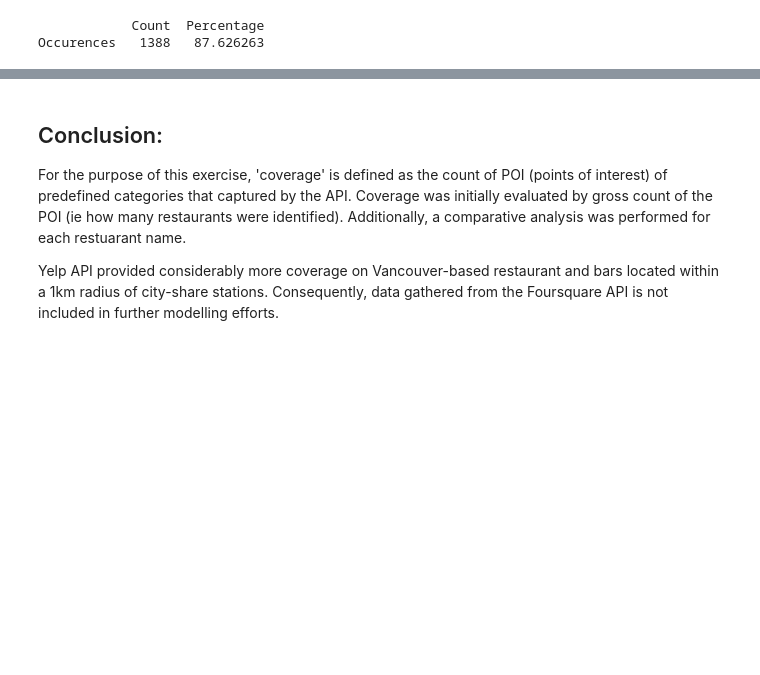
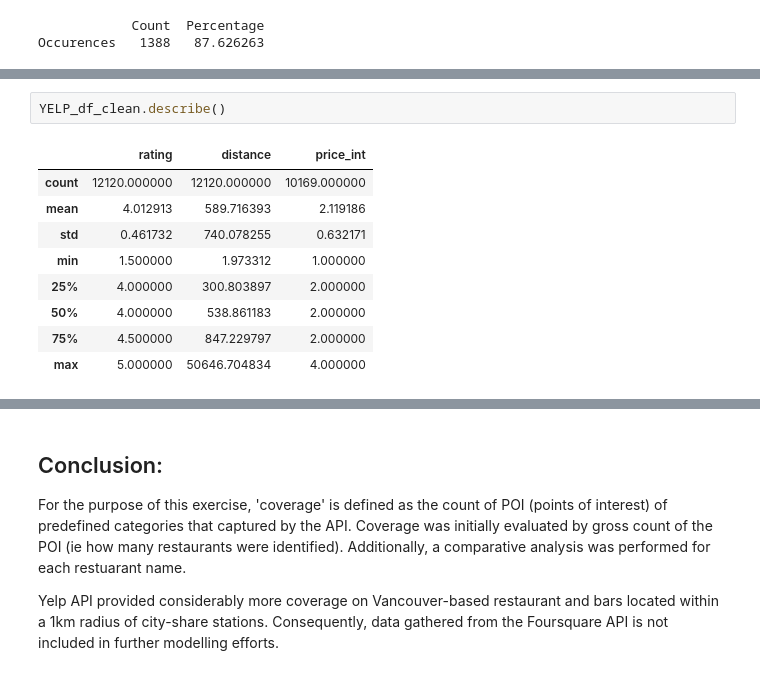
Before and after one commit to j-lepard/LHL-Statistics, a Jupyter notebook: notebooks/02.yelp_foursquare_EDA.ipynb, the cells around one changed output, grey strips where cells are left out. Saved outputs shown, nothing was run; the diff lists cells and outputs as text; blank space fills up the shorter version.

```diff
--- a/notebooks/02.yelp_foursquare_EDA.ipynb
+++ b/notebooks/02.yelp_foursquare_EDA.ipynb
@@ -462,0 +497,12 @@ Occurences   1388   87.626263
+# %%
+YELP_df_clean.describe()
+# %% [output]
+|  | rating | distance | price_int |
+| count | 12120.000000 | 12120.000000 | 10169.000000 |
+| mean | 4.012913 | 589.716393 | 2.119186 |
+| std | 0.461732 | 740.078255 | 0.632171 |
+| min | 1.500000 | 1.973312 | 1.000000 |
+| 25% | 4.000000 | 300.803897 | 2.000000 |
+| 50% | 4.000000 | 538.861183 | 2.000000 |
+| 75% | 4.500000 | 847.229797 | 2.000000 |
+| max | 5.000000 | 50646.704834 | 4.000000 |
```
Also changed, not shown: parts of 4 cells of this notebook.
